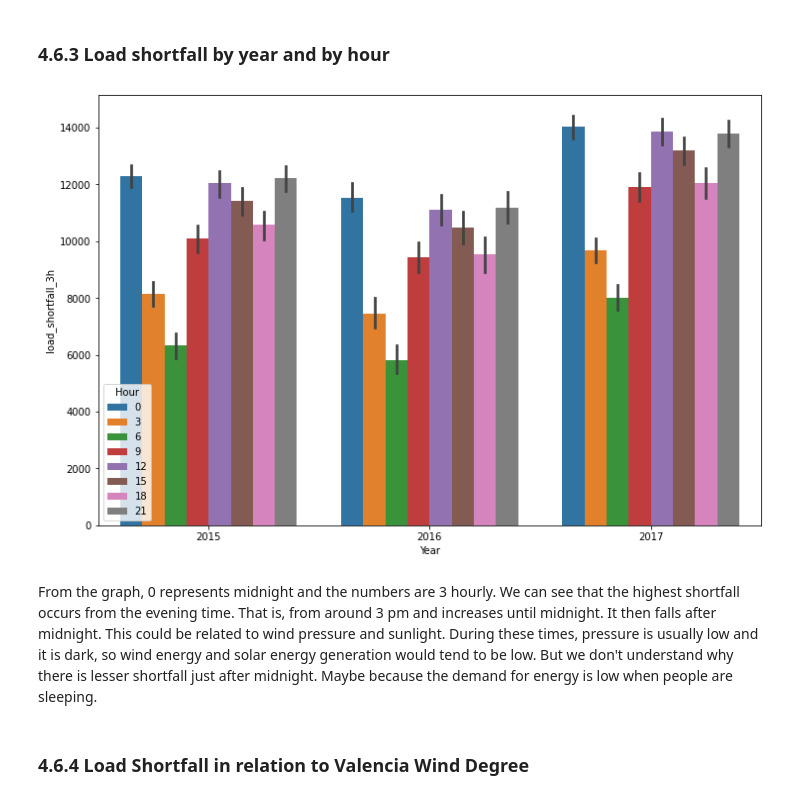
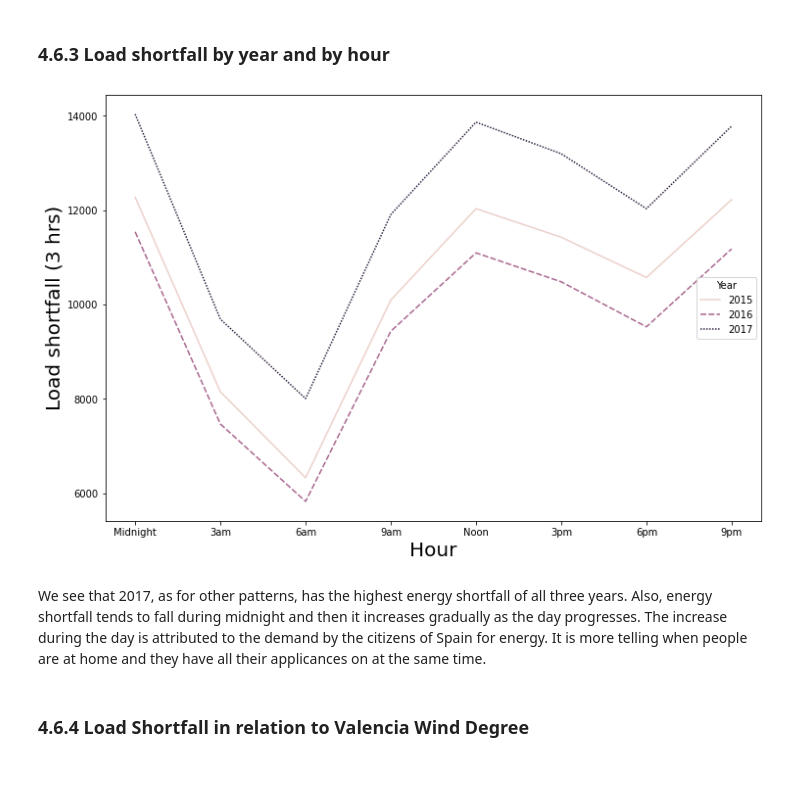
Before and after one commit to Emekadavid/Spain_electricity_shortfall_challenge, a Jupyter notebook: Advanced-Regression-Starter-Data/starter-notebook.ipynb, the cells around one changed output. Cells and saved outputs as stored; diff of their text form; code cells hidden in the pictures; blank space fills up the shorter version.

```diff
--- a/Advanced-Regression-Starter-Data/starter-notebook.ipynb
+++ b/Advanced-Regression-Starter-Data/starter-notebook.ipynb
@@ -455,13 +459,18 @@ The weekdays have been encoded as numbers. Monday is 0 while Sunday is 6. We can
 # %% [markdown]
 ### 4.6.3 Load shortfall by year and by hour
-# %%
-# multiple bar barchat showing the relationship of load shortfalls to months by yearly variation
-fig, ax = plt.subplots(figsize=(12, 8))
-sns.barplot(x='Year', y='load_shortfall_3h', hue='Hour', data=train_clean_df, ax=ax)
-plt.show()
-# %% [output]
-[figure, removed]
+# %%
+fig, ax = plt.subplots(figsize=(12, 8))
+p = sns.lineplot(x='Hour', y='load_shortfall_3h', hue='Year', data=train_clean_df, ci=None, style='Year', ax=ax)
+p.set_ylabel("Load shortfall (3 hrs)", fontsize=20)
+p.set_xlabel("Hour", fontsize=20)
+hours_labels = ['Midnight', '3am', '6am', '9am', 'Noon', '3pm', '6pm', '9pm']
+hours_ticks = [0,3, 6, 9, 12, 15, 18, 21]
+plt.xticks(ticks=hours_ticks, labels=hours_labels)
+plt.legend(loc="center right", title='Year', fontsize='medium')
+plt.show()
+# %% [output]
+[figure, added]
 # %% [markdown]
-From the graph, 0 represents midnight and the numbers are 3 hourly. We can see that the highest shortfall occurs from the evening time. That is, from around 3 pm and increases until midnight. It then falls after midnight. This could be related to wind pressure and sunlight. During these times, pressure is usually low and it is dark, so wind energy and solar energy generation would tend to be low. But we don't understand why there is lesser shortfall just after midnight. Maybe because the demand for energy is low when people are sleeping.
+We see that 2017, as for other patterns, has the highest energy shortfall of all three years. Also, energy shortfall tends to fall during midnight and then it increases gradually as the day progresses. The increase during the day is attributed to the demand by the citizens of Spain for energy. It is more telling when people are at home and they have all their applicances on at the same time.
 # %% [markdown]
 ### 4.6.4 Load Shortfall in relation to Valencia Wind Degree
```
Also changed, not shown: parts of 131 cells of this notebook, 1 other file.
